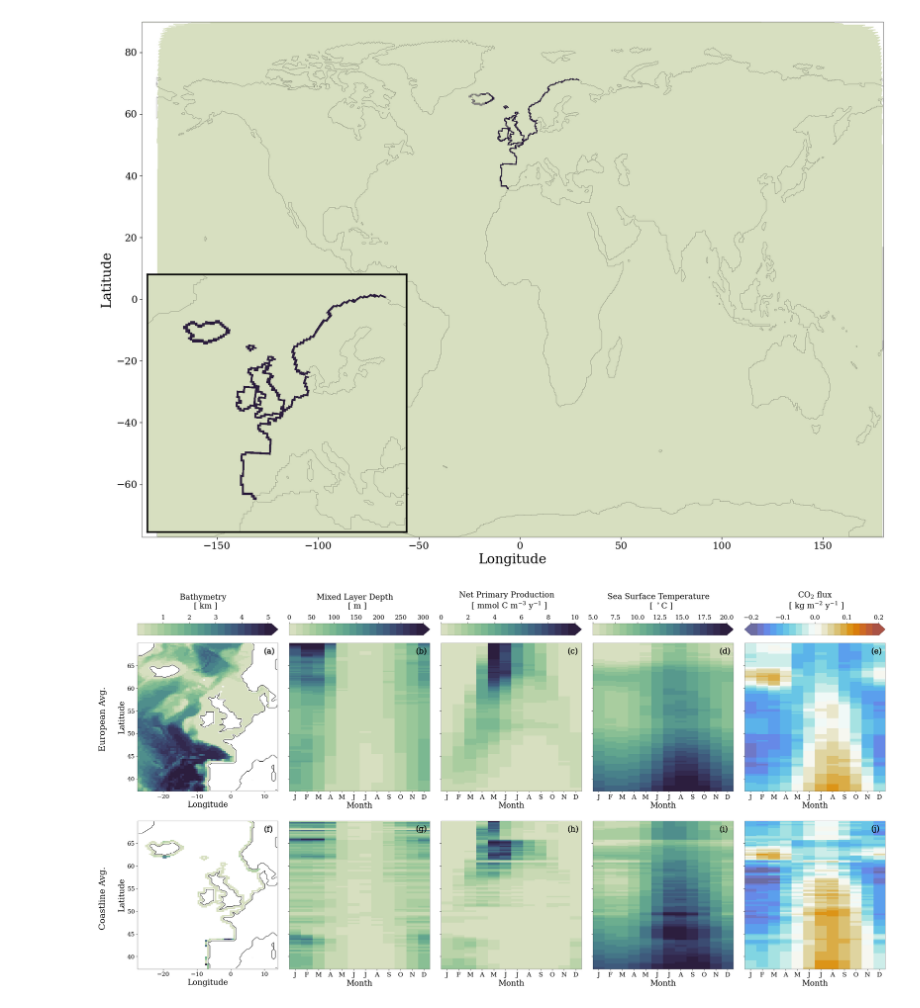
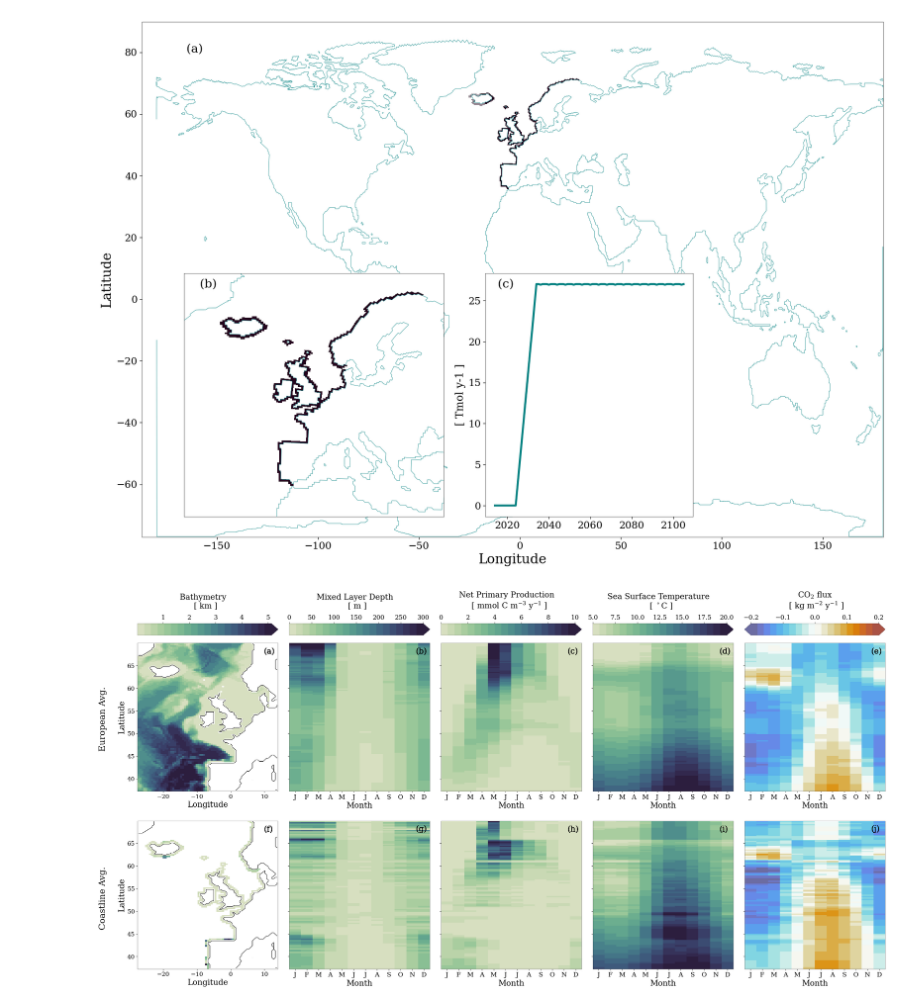
Before and after one commit to chiaraciscato/2026_ciscato_oae_seasonality, a Jupyter notebook: scripts/oae_addition_map.ipynb, the cells around one changed output. Cells and saved outputs as stored; diff of their text form; code cells hidden in the pictures.

```diff
--- a/scripts/oae_addition_map.ipynb
+++ b/scripts/oae_addition_map.ipynb
@@ -100,17 +102,11 @@ def depth_mask(d, var, depth, mask):
 
     return mask_depth_values
 # %%
-from mpl_toolkits.axes_grid1.inset_locator import inset_axes, mark_inset
-
 fig, ax = plt.subplots(figsize=(20,14))
 
 alk_mask = xr.open_dataset(data_path + '../alk_mask/alkalinity_mask_timeseries.nc')['alk_flux'].sum('time_counter')
 alk_mask = alk_mask.where(alk_mask)
 alk_mask = xr.where(alk_mask.notnull(), 1, 0)
-
-mesh_mask = xr.open_dataset(data_path + '/mesh_mask.nc').isel(t=0,z=0)
-# mesh_mask = mesh_mask.where(mesh_mask)
-# mesh_mask = xr.where(mesh_mask.notnull(), 0, 1)
 
 mesh_mask_sliced = mesh_mask.where((mesh_mask['nav_lon']>-40) & (mesh_mask['nav_lon']<55) & (mesh_mask['nav_lat']>25) & (mesh_mask['nav_lat']<80), drop=True)
 alk_mask_sliced = alk_mask.where((alk_mask['nav_lon']>-40) & (alk_mask['nav_lon']<55) & (alk_mask['nav_lat']>25) & (alk_mask['nav_lat']<80), drop=True)
@@ -130,8 +126,8 @@ ax.tricontour(
     y[mask],
     z[mask],
     levels=[0.5],
-    colors='black',
-    linewidths=0.2,
+    colors='teal',
+    linewidths=.5,
 )
 
 ax.pcolormesh(
@@ -139,47 +135,60 @@ ax.pcolormesh(
                     alk_mask[lat],
                     alk_mask,
                     vmin=0,vmax=1,
-                    cmap = cmap,
+                    cmap = cm.fall_r,
                 )
 
-axins = inset_axes(ax, width="35%", height="50%", loc="lower left")
+axins = inset_axes(ax, width="35%", height="35%", loc="lower left", bbox_to_anchor=(0.05, 0.03, 1, 1.35), bbox_transform=ax.transAxes)
 
 im = axins.pcolormesh(
                     alk_mask_sliced[lon],
                     alk_mask_sliced[lat],
                     alk_mask_sliced,
-                    cmap = cmap,
+                    cmap = cm.fall_r,
                 )
 
 x = mesh_mask_sliced[lon].values.ravel()
 y = mesh_mask_sliced[lat].values.ravel()
 z = mesh_mask_sliced['tmask'].values.ravel()
 
 mask = np.isfinite(x) & np.isfinite(y) & np.isfinite(z)
 
 axins.tricontour(
     x[mask],
     y[mask],
     z[mask],
     levels=[0.5],
-    colors='black',
-    linewidths=0.2,
+    colors='teal',
+    linewidths=.5,
 )
 
 fineline(ax)
 ax.set_xlabel('Longitude')
 ax.set_ylabel('Latitude')
-
-# fineline(axins)
 
 axins.set_xticks([])
 axins.set_yticks([])
 axins.set_xticklabels([])
 axins.set_yticklabels([])
 axins.set_xlim(-35,35)
 axins.set_ylim(30,75)
+fineline(axins)
+
+alk_mask = xr.open_dataset(data_path + '../alk_mask/alkalinity_mask_timeseries.nc')['alk_flux']
+alk_mask = alk_mask.where(alk_mask)
+
+axins2 = inset_axes(ax, width="35%", height="35%", loc="lower right", bbox_to_anchor=(-0.05, 0.03, 0.8, 1.35), bbox_transform=ax.transAxes)
+alk_mask_weighted = (alk_mask * grid_cell_area).sum(dim=['x', 'y'])
+alk_mask_weighted = (alk_mask_weighted * 31536000 * 1.e-18)
+alk_integral = alk_mask_weighted.groupby('time_counter.year').mean(dim='time_counter')
+axins2.plot(alk_integral['year'], alk_integral, color='teal', linewidth=3)
+fineline(axins2)
+axins2.set_ylabel('[ Tmol y-1 ]', fontsize=16)
+
+for ax, letter in zip([ax,axins,axins2], string.ascii_lowercase):
+    ax.text(0.06, 0.94, f"({letter})", transform=ax.transAxes, fontsize=18, font=font_prop)
 
 plt.savefig('/Users/chiaraciscato/Desktop/GEOMAR/2025_ciscato_oae_seasonality/out/figure_1_updated.png')
 # %% [output]
-[figure, old version]
+[figure, new version]
 # %%
```
Also changed, not shown: parts of 8 cells of this notebook, 8 other files.
